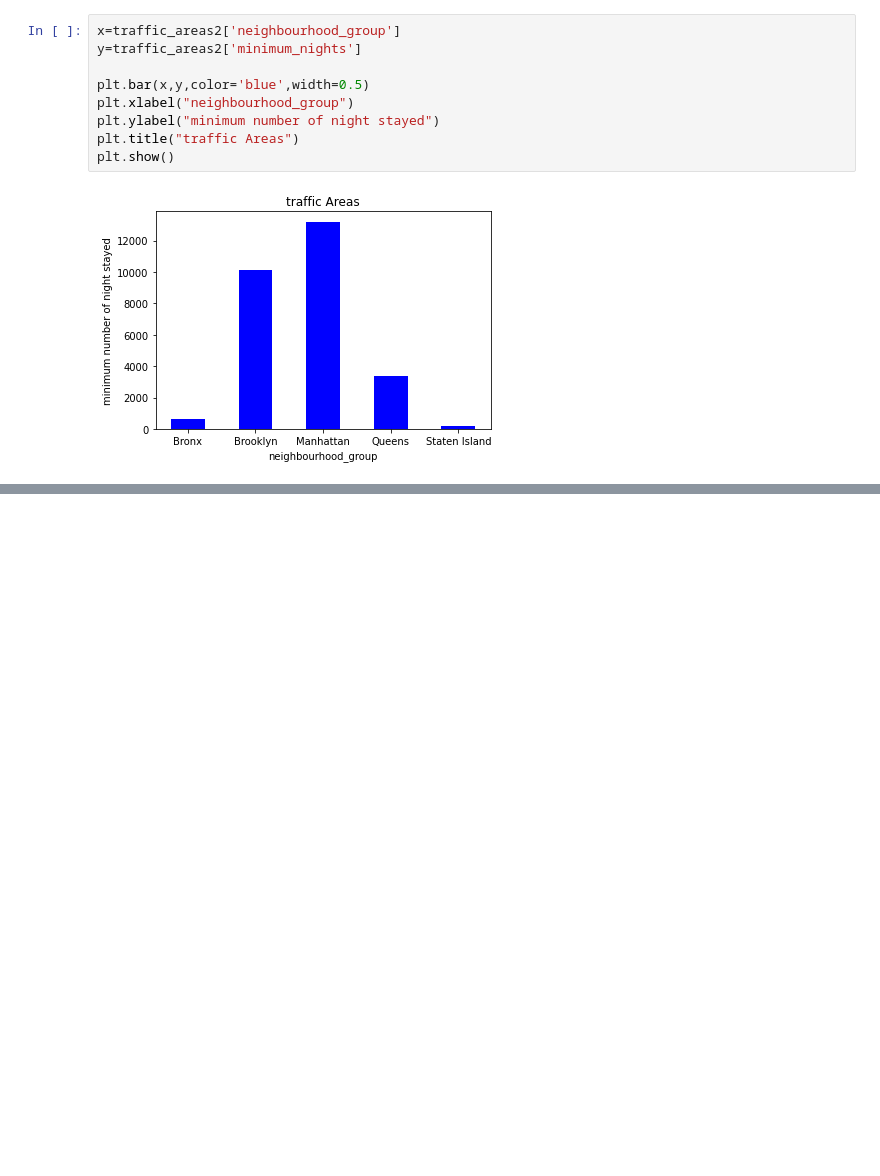
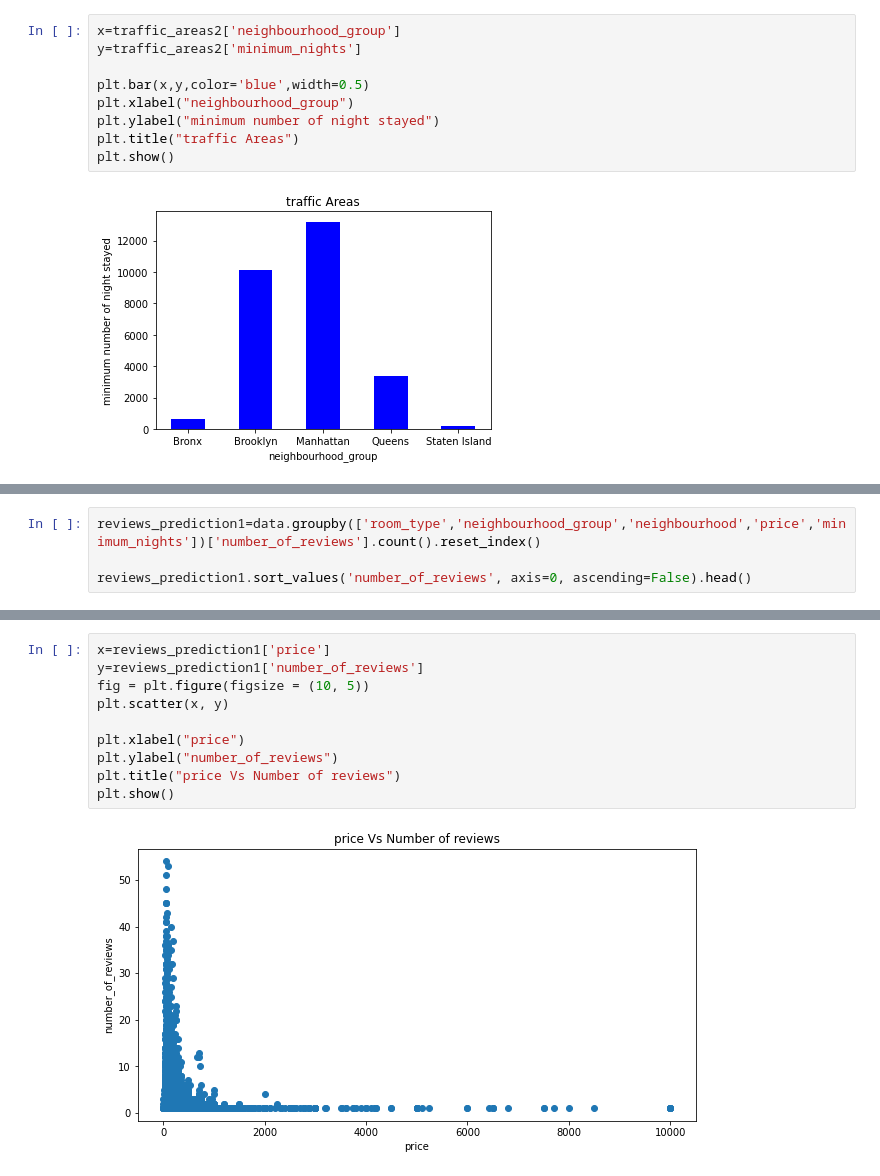
Before and after one commit to iamnaveenk/EDA_project_Airbnb, a Jupyter notebook: EDA_project_airbnb.ipynb, the cells around one changed output, grey strips where cells are left out. Cells and saved outputs as stored; diff of their text form; blank space fills up the shorter version.

```diff
--- a/EDA_project_airbnb.ipynb
+++ b/EDA_project_airbnb.ipynb
@@ -340,0 +372,4 @@ reason for this is minimum_nights stayed which are present above.
+# %%
+reviews_prediction1=data.groupby(['room_type','neighbourhood_group','neighbourhood','price','minimum_nights'])['number_of_reviews'].count().reset_index()
+
+reviews_prediction1.sort_values('number_of_reviews', axis=0, ascending=False).head()
@@ -340,0 +383,12 @@ reason for this is minimum_nights stayed which are present above.
+# %%
+x=reviews_prediction1['price']
+y=reviews_prediction1['number_of_reviews']
+fig = plt.figure(figsize = (10, 5))
+plt.scatter(x, y)
+
+plt.xlabel("price")
+plt.ylabel("number_of_reviews")
+plt.title("price Vs Number of reviews")
+plt.show()
+# %% [output]
+[figure, added]
```
Also changed, not shown: parts of 17 cells of this notebook.
